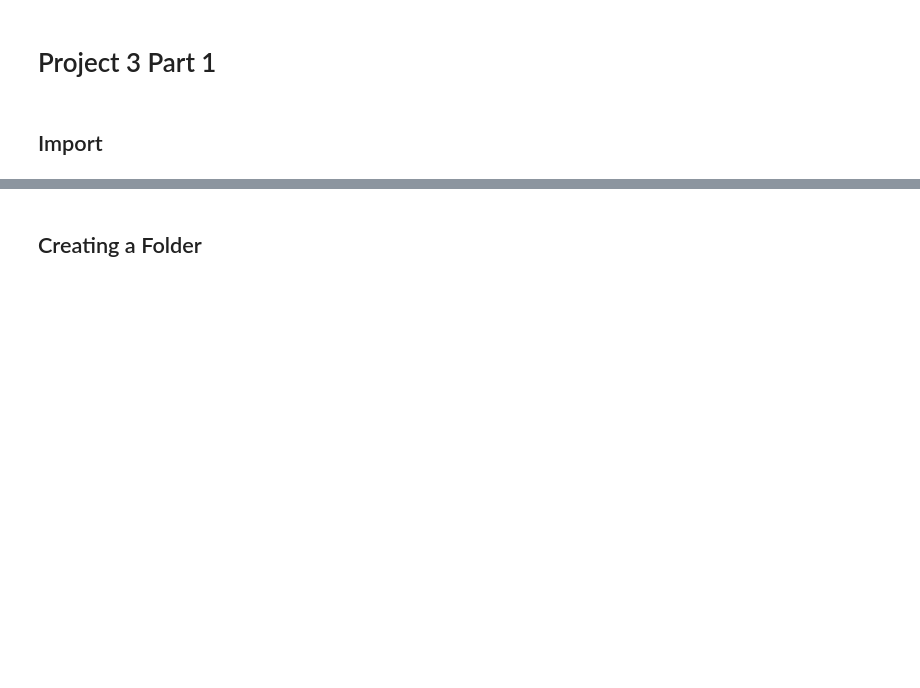
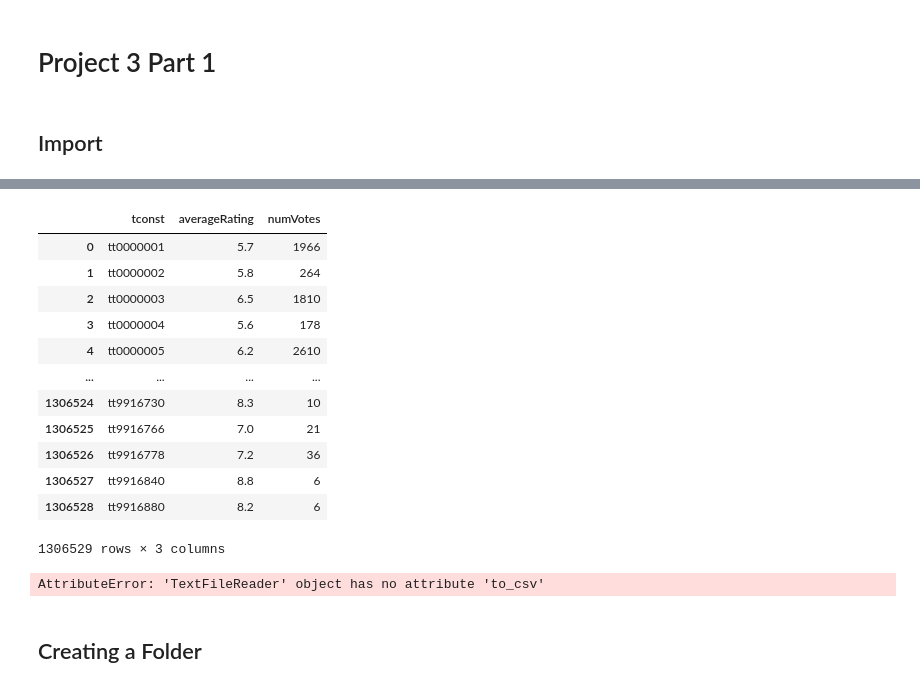
Before and after one commit to CaillahR/Project-3-Part-1, a Jupyter notebook: Project 3 part 1.ipynb, the cells around one changed output, grey strips where cells are left out. Drawn from its saved outputs; the diff is of its cells as text; code cells hidden in the pictures; blank space fills up the shorter version.

```diff
--- a/Project 3 part 1.ipynb
+++ b/Project 3 part 1.ipynb
@@ -65,0 +99,15 @@ ratings.info()
+# %%
+for temp_df3 in ratings:
+        #### COMBINED WORKFLOW FROM ABOVE
+    ## Replace "\N" with np.nan
+    temp_df3.replace({'\\N':np.nan},inplace=True)
+
+    ### Saving chunk to disk
+    fname3= f'Data/title_ratings_chunk_{chunk_num:03d}.csv.gz'
+    temp_df3.to_csv(fname3, compression='gzip')
+    print(f"- Saved {fname3}")
+
+    ## increment chunk_num
+    chunk_num+=1
+## Closing the reader now that we are done looping through the file
+ratings.close()
@@ -65,0 +209,23 @@ ratings.info()
+# %%
+
+df_list3 = []
+for file3 in chunked_files3:
+    temp_df3 = pd.read_csv(file3, index_col=0)
+    df_list3.append(temp_df3)
+    ## Concatenating the list of dfs into 1 combined
+ratings_combined = pd.concat(df_list3)
+ratings_combined
+# %% [output]
+|  | tconst | averageRating | numVotes |
+| 0 | tt0000001 | 5.7 | 1966 |
+| 1 | tt0000002 | 5.8 | 264 |
+| 2 | tt0000003 | 6.5 | 1810 |
+| 3 | tt0000004 | 5.6 | 178 |
+| 4 | tt0000005 | 6.2 | 2610 |
+| ... | ... | ... | ... |
+| 1306524 | tt9916730 | 8.3 | 10 |
+| 1306525 | tt9916766 | 7.0 | 21 |
+| 1306526 | tt9916778 | 7.2 | 36 |
+| 1306527 | tt9916840 | 8.8 | 6 |
+| 1306528 | tt9916880 | 8.2 | 6 |
+1306529 rows × 3 columns
@@ -65,0 +236,6 @@ ratings.info()
+# %%
+## Saving the final combined dataframe
+final_fname2 ='Data/title_basics_combined.csv.gz'
+basics.to_csv(final_fname2, compression='gzip', index=False)
+# %% [output]
+AttributeError: 'TextFileReader' object has no attribute 'to_csv'
```
Also changed, not shown: parts of 42 cells of this notebook, 1 other file.
